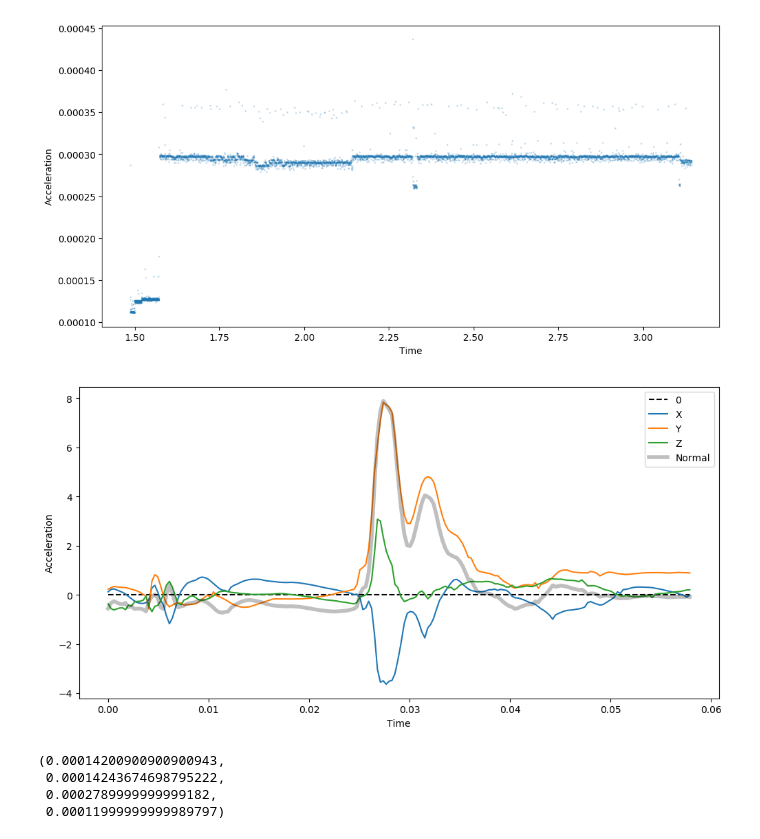
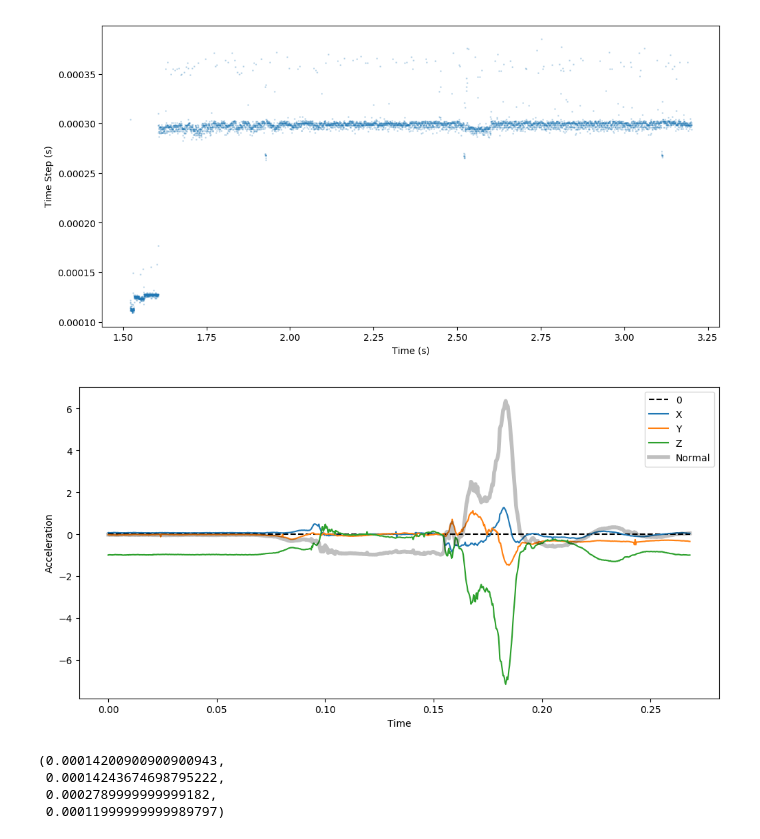
Before and after one commit to WPrintz/eggdrop, a Jupyter notebook: data_manipulator.ipynb, the cells around one changed output. Cells and saved outputs as stored; diff of their text form; code cells hidden in the pictures.

```diff
--- a/data_manipulator.ipynb
+++ b/data_manipulator.ipynb
@@ -2,7 +2,7 @@
 import numpy as np
 import matplotlib.pyplot as plt
 # %%
-a = np.loadtxt('output-2019_10_03-00_47_40.txt.gz', delimiter=',')
+a = np.loadtxt('output-2019_10_03-01_11_31.txt.gz', delimiter=',')
 # %%
 fig = plt.figure(figsize=(12,6), dpi=100)
 begin = 0       #Starting time step
@@ -27,44 +27,44 @@ timeseries = a[:,0]-a[0,0]
 
 plt.plot(a[0:-1,0], np.diff(a[:,0]), 'o', markersize=1, alpha=0.2)
 
-plt.xlabel('Time')
-plt.ylabel('Acceleration')
+plt.xlabel('Time (s)')
+plt.ylabel('Time Step (s)')
 # plt.legend(['X', 'Y', 'Z', 'Normal'])
 # plt.savefig('testfig.png', dpi=150)
 plt.show()
 # %% [output]
-[figure, old version]
+[figure, new version]
 # %%
 fig = plt.figure(figsize=(12,6), dpi=100)
-begin = 1800       #Starting time step
-# end = len(a)    #Number of steps from begin
-end = 2000
+begin = 500       #Starting time step
+end = len(a)    #Number of steps from begin
+end = 1500
 
 timeseries = range(begin, end)
 timeseries = a[begin:end,0]-a[begin,0]
 # plt.plot(a[begin:end,0], a[begin:end,1]-cal[0], a[begin:end,0], a[begin:end,2]-cal[1], a[begin:end,0], a[begin:end,3]-cal[2])
 # plt.plot(a[begin:end,0], np.max(np.abs(a[begin:end,1:4]-cal), axis=1), '--r')
 # plt.plot(a[begin:end,0], np.sqrt(np.sum(np.square(a[begin:end,1:4]), axis=1))-np.sqrt(np.sum(np.square(cal))), '--k')
 
 # plt.plot(timeseries, a[begin:end,1]-cal[0], timeseries, a[begin:end,2]-cal[1], timeseries, a[begin:end,3]-cal[2])
 # # plt.plot(timeseries, np.max(np.abs(a[begin:end,1:4]-cal), axis=1), '--r')
 # plt.plot(timeseries, np.sqrt(np.sum(np.square(a[begin:end,1:4]), axis=1))-np.sqrt(np.sum(np.square(cal))), '--k')
 
 plt.plot([timeseries[0], timeseries[-1]], [0,0], '--k')
 plt.plot(timeseries, a[begin:end,1], timeseries, a[begin:end,2], timeseries, a[begin:end,3])
 # plt.plot(timeseries, np.max(np.abs(a[begin:end,1:4]), axis=1), '--r')
 plt.plot(timeseries, np.sqrt(np.sum(np.square(a[begin:end,1:4]), axis=1))-1, 'k', linewidth=4, alpha=0.25)
 
 
 # plt.plot(range(len(a)-1), np.diff(a[:,0]))
 
 plt.xlabel('Time')
 plt.ylabel('Acceleration')
 plt.legend(['0','X', 'Y', 'Z', 'Normal'])
 # plt.savefig('testfig.png', dpi=150)
 plt.show()
 # %% [output]
-[figure, old version]
+[figure, new version]
 # %%
 difference = np.diff(a[:,0])
 (a[-1,0]-a[0,0])/len(a), np.mean(difference), max(difference), min(difference)
```
Also changed, not shown: 22 other files.
